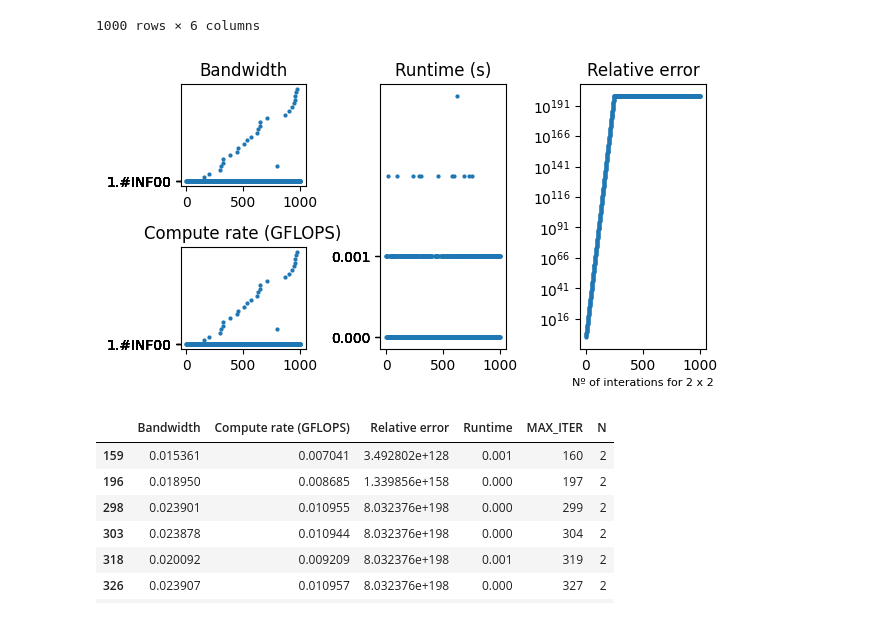
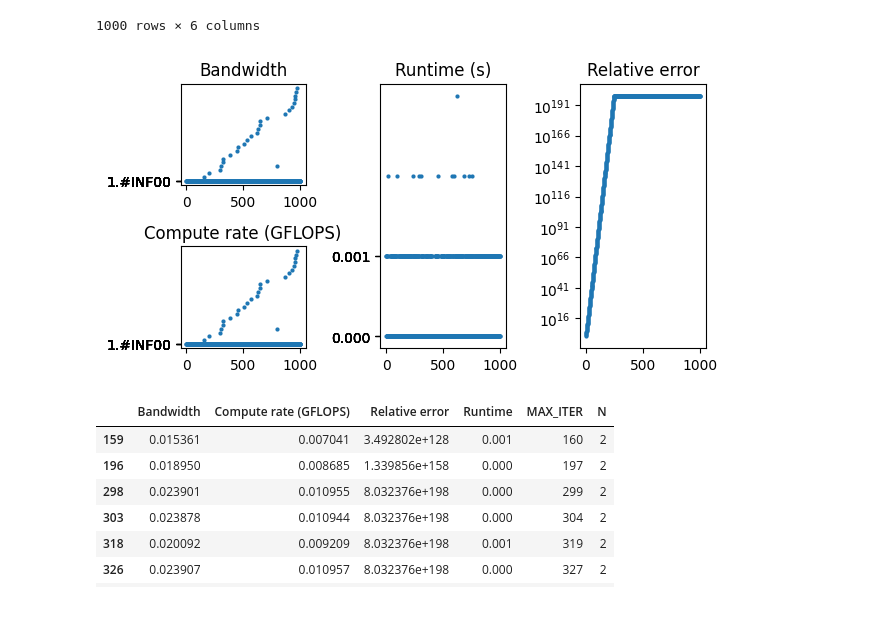
Before and after one commit to carollaurini/Sustainability-of-Scalable-AI, a Jupyter notebook: data_analysis/analysis.ipynb, the cells around one changed output. Cells and saved outputs as stored; diff of their text form; code cells hidden in the pictures.

```diff
--- a/data_analysis/analysis.ipynb
+++ b/data_analysis/analysis.ipynb
@@ -37,36 +38,36 @@ plot1.plot(x, df2['Bandwidth'],'.', markeredgewidth=0.02)
 plot1.set_title('Bandwidth')
 idx = np.round(np.linspace(0, len(df2['Bandwidth']) - 1, 10)).astype(int)
 plot1.set(yticks=df2['Bandwidth'][idx])
-plt.xlabel("Nº of interations for 2 x 2",fontsize=8)
+
 
 # Plot for square root
 plot4.plot(x, df2['Relative error'],'.', markeredgewidth=0.02)
 plot4.set_yscale('log')
 plot4.set_title('Relative error')
 
 
 
 # Plot for Square
 plot3.plot(x, df2['Compute rate (GFLOPS)'],'.', markeredgewidth=0.02)
 plot3.set_title('Compute rate (GFLOPS)')
 idx = np.round(np.linspace(0, len(df2['Compute rate (GFLOPS)']) - 1, 10)).astype(int)
 plot3.set(yticks=df2['Compute rate (GFLOPS)'][idx])
 
 # Plot for Square
 plot2.plot(x, df2['Runtime'],'.', markeredgewidth=0.02)
 plot2.set_title('Runtime (s)')
 idx = np.round(np.linspace(0, len(df2['Relative error']) - 1, 10)).astype(int)
 plot2.set(yticks=df2['Runtime'][idx])
 
 
 
 
 
 # Packing all the plots and displaying them
 plt.tight_layout()
 plt.savefig('2.png', dpi=300, bbox_inches='tight')
 # %% [output]
-[figure, old version]
+[figure, new version]
 # %%
 df2_NaN = df2.replace(['1.#INF00','-1.#INF00'],np.nan)
 df2_NaN = df2_NaN.dropna()
```
Also changed, not shown: parts of 25 cells of this notebook, 13 other files.
